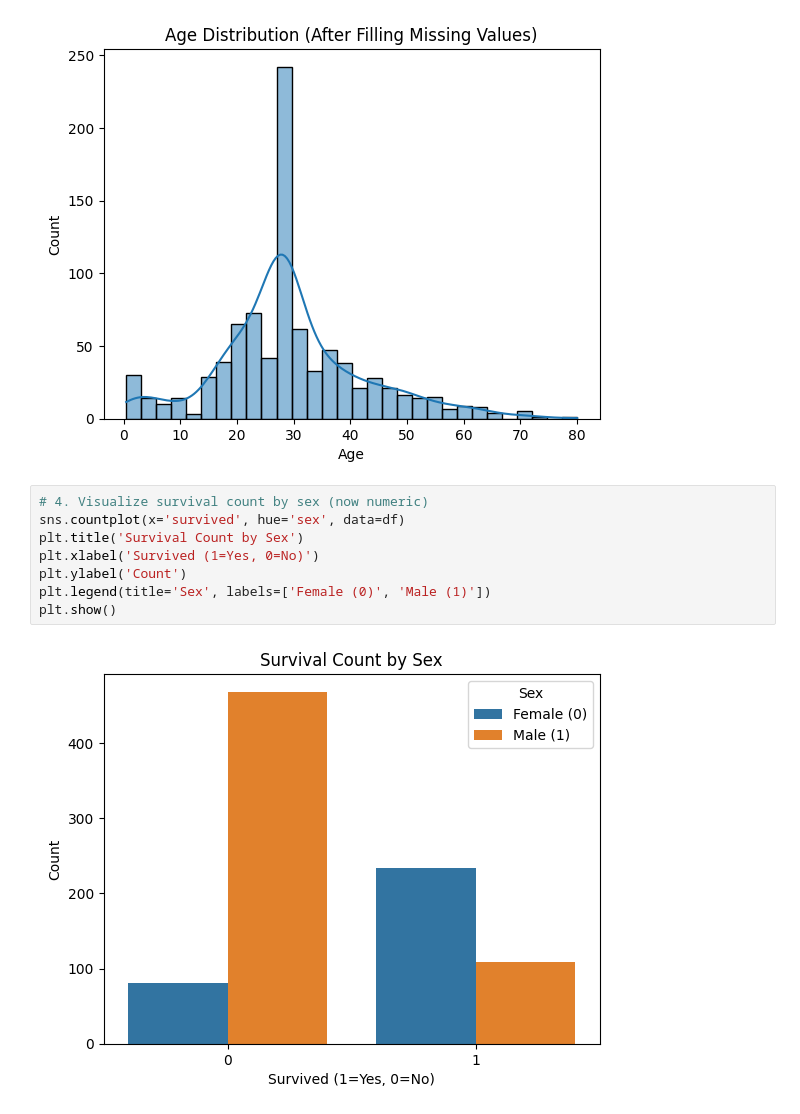
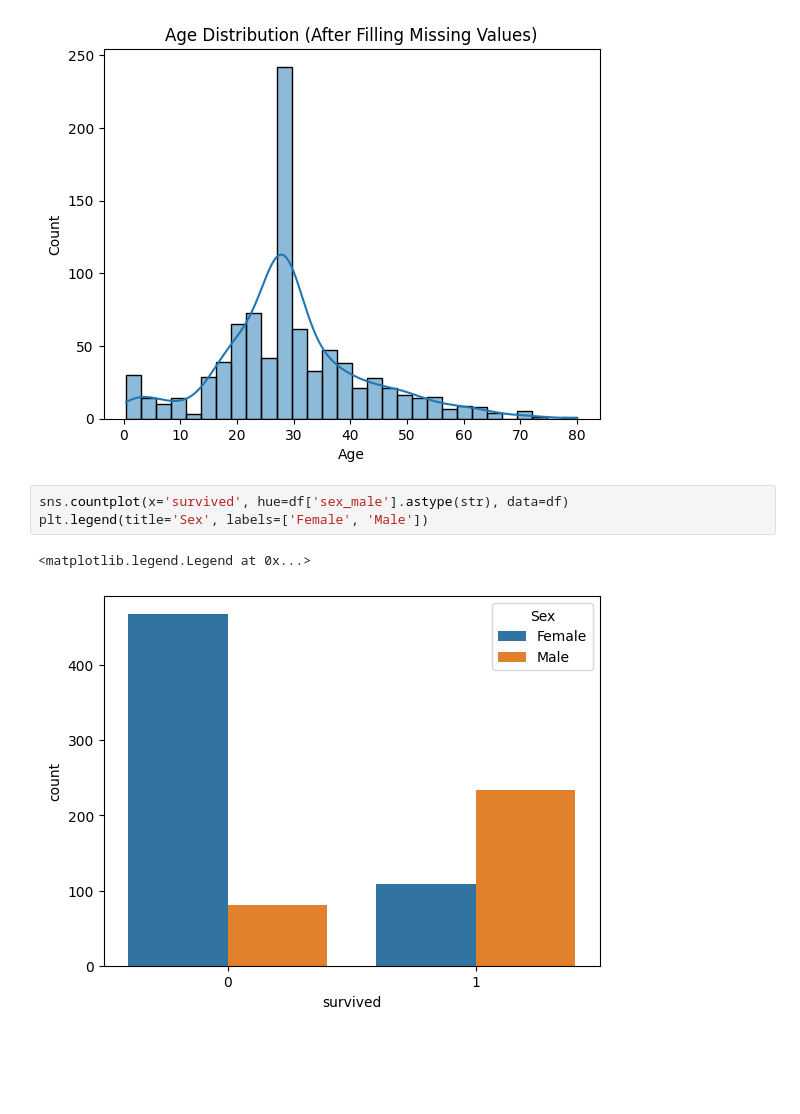
Before and after one commit to LogaMathesh/Data-Analysis-basics-for-ML, a Jupyter notebook: Titanic Data exploration and visualization/app.ipynb, the cells around one changed output. Drawn from its saved outputs; the diff is of its cells as text; blank space fills up the shorter version.

Commit message:
Updated Titanic EDA: Removed unwanted columns, added visualizations and feature engineering

```diff
--- a/Titanic Data exploration and visualization/app.ipynb
+++ b/Titanic Data exploration and visualization/app.ipynb
@@ -121,12 +121,8 @@ plt.show()
 # %% [output]
 [figure]
 # %%
-# 4. Visualize survival count by sex (now numeric)
-sns.countplot(x='survived', hue='sex', data=df)
-plt.title('Survival Count by Sex')
-plt.xlabel('Survived (1=Yes, 0=No)')
-plt.ylabel('Count')
-plt.legend(title='Sex', labels=['Female (0)', 'Male (1)'])
-plt.show()
+sns.countplot(x='survived', hue=df['sex_male'].astype(str), data=df)
+plt.legend(title='Sex', labels=['Female', 'Male'])
 # %% [output]
+<matplotlib.legend.Legend at 0x...>
-[figure, old version]
+[figure, new version]
```
Also changed, not shown: parts of 9 cells of this notebook.
